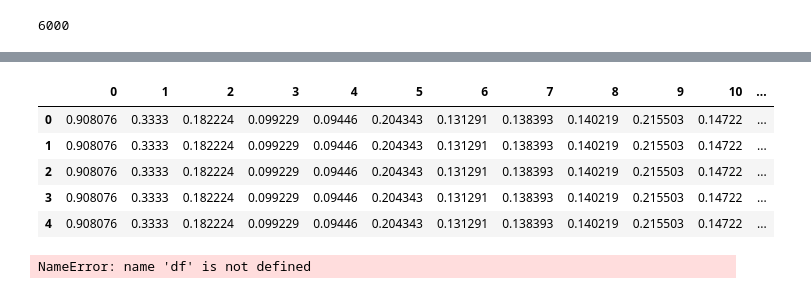
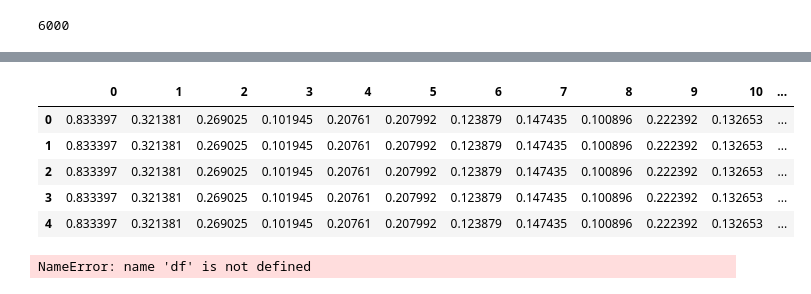
Before and after one commit to daanishrasheed/TeaFermentationDetection, a Jupyter notebook: Project Tea Fermentation (Part IV).ipynb, the cells around one changed output, grey strips where cells are left out. Saved outputs shown, nothing was run; the diff lists cells and outputs as text; code cells hidden in the pictures.

```diff
--- a/Project Tea Fermentation (Part IV).ipynb
+++ b/Project Tea Fermentation (Part IV).ipynb
@@ -185,12 +185,12 @@ dfFerm.head()
 # %%
-dfOver.head()
+dfUnder.head()
 # %% [output]
 |  | 0 | 1 | 2 | 3 | 4 | 5 | 6 | 7 | 8 | 9 | 10 | ... |
-| 0 | 0.908076 | 0.3333 | 0.182224 | 0.099229 | 0.09446 | 0.204343 | 0.131291 | 0.138393 | 0.140219 | 0.215503 | 0.14722 | ... |
-| 1 | 0.908076 | 0.3333 | 0.182224 | 0.099229 | 0.09446 | 0.204343 | 0.131291 | 0.138393 | 0.140219 | 0.215503 | 0.14722 | ... |
-| 2 | 0.908076 | 0.3333 | 0.182224 | 0.099229 | 0.09446 | 0.204343 | 0.131291 | 0.138393 | 0.140219 | 0.215503 | 0.14722 | ... |
-| 3 | 0.908076 | 0.3333 | 0.182224 | 0.099229 | 0.09446 | 0.204343 | 0.131291 | 0.138393 | 0.140219 | 0.215503 | 0.14722 | ... |
-| 4 | 0.908076 | 0.3333 | 0.182224 | 0.099229 | 0.09446 | 0.204343 | 0.131291 | 0.138393 | 0.140219 | 0.215503 | 0.14722 | ... |
+| 0 | 0.833397 | 0.321381 | 0.269025 | 0.101945 | 0.20761 | 0.207992 | 0.123879 | 0.147435 | 0.100896 | 0.222392 | 0.132653 | ... |
+| 1 | 0.833397 | 0.321381 | 0.269025 | 0.101945 | 0.20761 | 0.207992 | 0.123879 | 0.147435 | 0.100896 | 0.222392 | 0.132653 | ... |
+| 2 | 0.833397 | 0.321381 | 0.269025 | 0.101945 | 0.20761 | 0.207992 | 0.123879 | 0.147435 | 0.100896 | 0.222392 | 0.132653 | ... |
+| 3 | 0.833397 | 0.321381 | 0.269025 | 0.101945 | 0.20761 | 0.207992 | 0.123879 | 0.147435 | 0.100896 | 0.222392 | 0.132653 | ... |
+| 4 | 0.833397 | 0.321381 | 0.269025 | 0.101945 | 0.20761 | 0.207992 | 0.123879 | 0.147435 | 0.100896 | 0.222392 | 0.132653 | ... |
 # %%
 # Step 13: Add a column called 'label'
 label = np.nan
```
Also changed, not shown: parts of 1 cell of this notebook.
